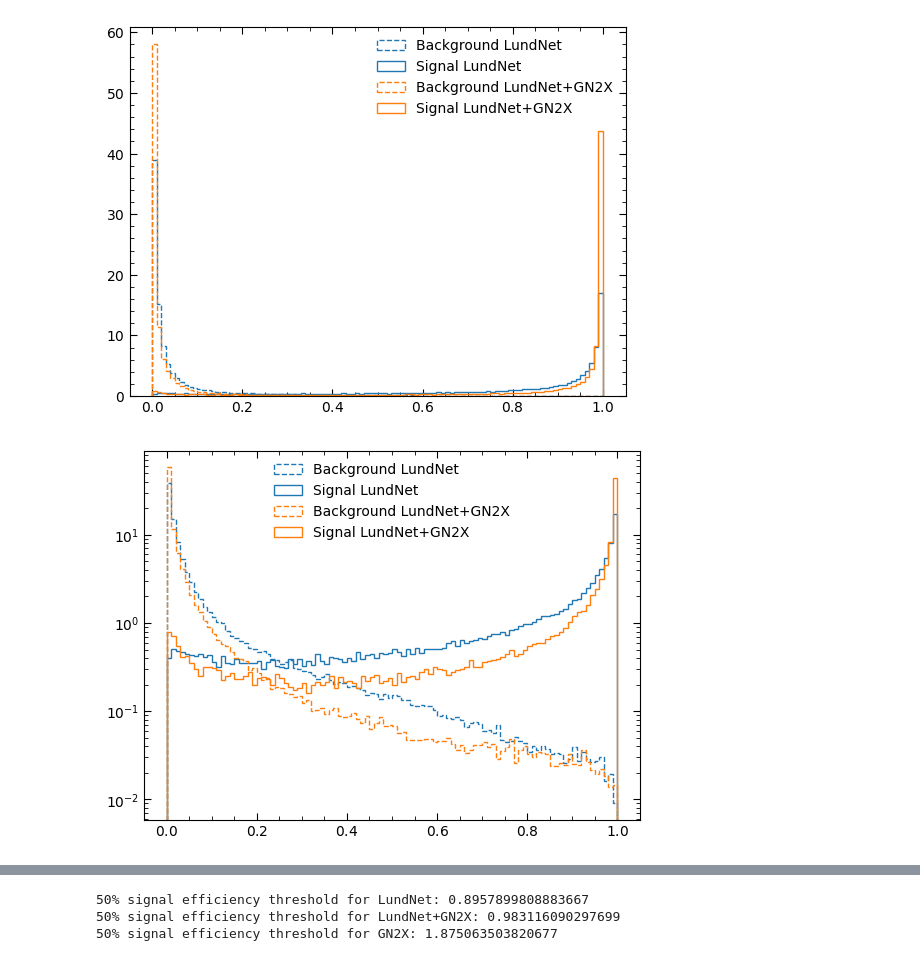
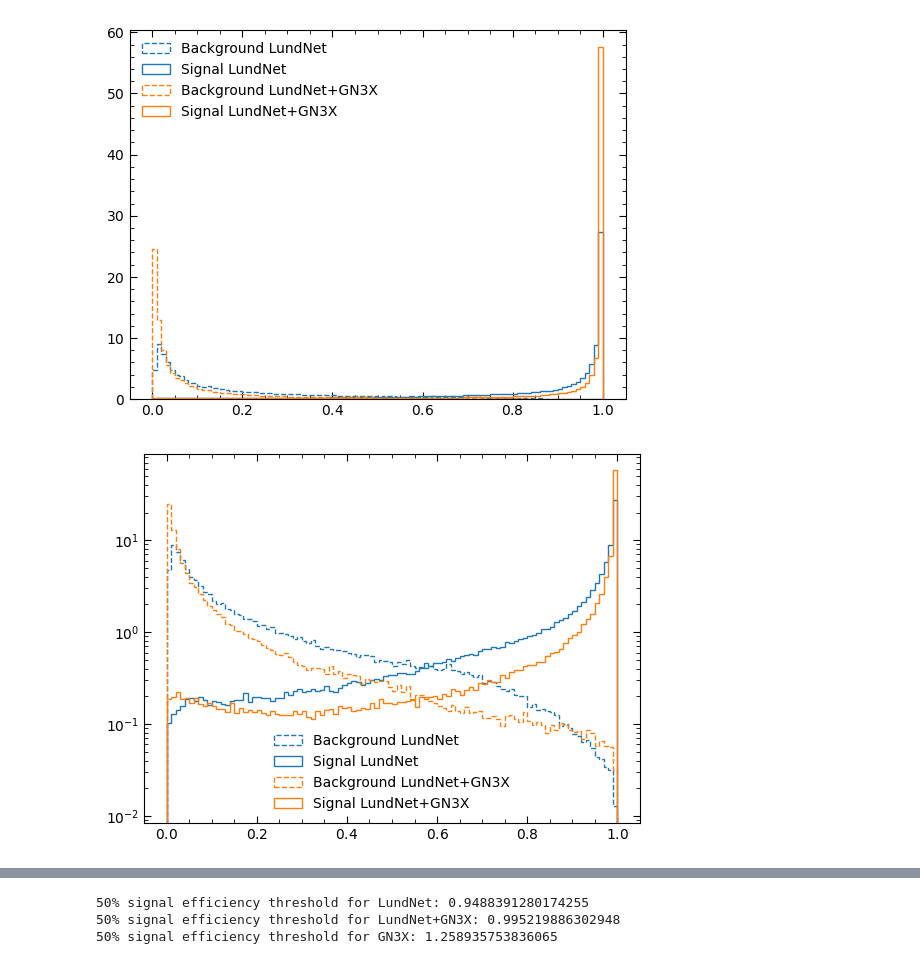
Before and after one commit to KonDoran/lundtoptagger, a Jupyter notebook: plotting.ipynb, the cells around one changed output, grey strips where cells are left out. Saved outputs shown, nothing was run; the diff lists cells and outputs as text; code cells hidden in the pictures.

```diff
--- a/plotting.ipynb
+++ b/plotting.ipynb
@@ -44,6 +47,7 @@ dsid_weight_map = {
     426345: 950.41935,
     801471: 0.0189,
     801859: 12.45803,
+    801661: 1.0,
 
     364708: 0.6254500000000001 * 0.010228 / 2.2289720308783095e-05,
     364709: 0.019619 * 0.012308 / 4.284172977649797e-06,
@@ -116,21 +136,27 @@ else:
     fhcc = 0.05
 
 try:
-    denoms = fhbb * data["GN2X_phbb"] + fhcc * data["GN2X_phcc"] + (1 - fhbb - fhcc) *  data["GN2X_pqcd"]
-    gn2x_scores = np.log(data["GN2X_ptop"] / denoms)
-except:
-    print("Error calculating GN2X scores. Check if the data contains the required fields.")
-    gn2x_scores = None
+    if "GN3X_pqcd" in data.fields:
+        pqcd = data["GN3X_pqcd"]
+    else:
+        # Calculate pqcd as sum of components if not present
+        pqcd = data["GN3X_pqcdbb"] + data["GN3X_pqcdbx"] + data["GN3X_pqcdcx"] + data["GN3X_pqcdll"]
+
+    denoms = fhbb * data["GN3X_phbb"] + fhcc * data["GN3X_phcc"] + (1 - fhbb - fhcc) * pqcd
+    gn3x_scores = np.log(data["GN3X_ptop"] / denoms)
+except Exception as e:
+    print(f"Error calculating GN3X scores: {e}")
+    gn3x_scores = None
 # %%
 models = {
     "LundNet": {
         "scores": data["fjet_LundNet_score"]
     },
-    "LundNet+GN2X": {
-        "scores": data["fjet_LundNet_plus_GN2X_score"]
+    "LundNet+GN3X": {
+        "scores": data["fjet_LundNet_plus_GN3X_score"]
     },
-    "GN2X": {
-        "scores": gn2x_scores
+    "GN3X": {
+        "scores": gn3x_scores
     }
 }
 
@@ -160,43 +186,43 @@ hist_params = dict(
     histtype = "step"
 )
 
-selected_models = ["LundNet", "LundNet+GN2X"]
+selected_models = ["LundNet", "LundNet+GN3X"]
 for i, model in enumerate(selected_models):
     scores = models[model]["scores"]
     hist_params["color"] = f"C{i}"
     plt.hist(scores[labels==0], weights=weights[labels==0], label="Background "+model, ls="--", **hist_params)
     plt.hist(scores[labels==1], weights=weights[labels==1], label="Signal "+model,     ls="-",  **hist_params)
 plt.legend(frameon=False)
 # plt.legend(frameon=False, bbox_to_anchor=(1.04,0.5), loc="center left")
 plt.show()
 for i, model in enumerate(selected_models):
     scores = models[model]["scores"]
     hist_params["color"] = f"C{i}"
     plt.hist(scores[labels==0], weights=weights[labels==0], label="Background "+model, ls="--", **hist_params)
     plt.hist(scores[labels==1], weights=weights[labels==1], label="Signal "+model,     ls="-",  **hist_params)
     plt.yscale('log')
 plt.legend(frameon=False)
 # plt.legend(frameon=False, bbox_to_anchor=(1.04,0.5), loc="center left")
 plt.show()
 
-selected_models = ["GN2X"]
-for i, model in enumerate(selected_models):
-    scores = models[model]["scores"]
-    hist_params["color"] = f"C{i}"
-    plt.hist(scores[labels==0], weights=weights[labels==0], label="Background "+model, ls="--", **hist_params)
-    plt.hist(scores[labels==1], weights=weights[labels==1], label="Signal "+model,     ls="-",  **hist_params)
-plt.legend(frameon=False)
+#selected_models = ["GN3X"]
+#for i, model in enumerate(selected_models):
+#    scores = models[model]["scores"]
+#    hist_params["color"] = f"C{i}"
+#    plt.hist(scores[labels==0], weights=weights[labels==0], label="Background "+model, ls="--", **hist_params)
+#    plt.hist(scores[labels==1], weights=weights[labels==1], label="Signal "+model,     ls="-",  **hist_params)
+#plt.legend(frameon=False)
 # plt.legend(frameon=False, bbox_to_anchor=(1.04,0.5), loc="center left")
-plt.show()
+#plt.show()
 for i, model in enumerate(selected_models):
     scores = models[model]["scores"]
     hist_params["color"] = f"C{i}"
     plt.hist(scores[labels==0], weights=weights[labels==0], label="Background "+model, ls="--", **hist_params)
     plt.hist(scores[labels==1], weights=weights[labels==1], label="Signal "+model,     ls="-",  **hist_params)
     plt.yscale('log')
 plt.legend(frameon=False)
 # plt.legend(frameon=False, bbox_to_anchor=(1.04,0.5), loc="center left")
 plt.show()
 # %% [output]
-[figure, old version]
+[figure, new version]
-[figure, old version]
+[figure, new version]
@@ -208,6 +233,10 @@ plt.show()
 for model in models:
     # Sort scores corresponding to signal jets
     scores = models[model]["scores"]
+    if scores is None:
+        print(f"Skipping {model} because scores are None")
+        continue
+
     signal_scores = scores[labels == 1]
     sorted_signal_scores = np.sort(signal_scores)
 
@@ -219,9 +248,9 @@ for model in models:
     models[model]["threshold_score"] = threshold_score
     print(f"50% signal efficiency threshold for {model}:", threshold_score)
 # %% [output]
-50% signal efficiency threshold for LundNet: 0.8957899808883667
-50% signal efficiency threshold for LundNet+GN2X: 0.983116090297699
-50% signal efficiency threshold for GN2X: 1.875063503820677
+50% signal efficiency threshold for LundNet: 0.9488391280174255
+50% signal efficiency threshold for LundNet+GN3X: 0.995219886302948
+50% signal efficiency threshold for GN3X: 1.258935753836065
 # %%
 var_params = {
     "fjet_m":  {"title": "Large-$R$ jet mass [GeV]",  "bins": 45, "range": (50, 500) },
```
Also changed, not shown: parts of 10 cells of this notebook, 29 other files.
